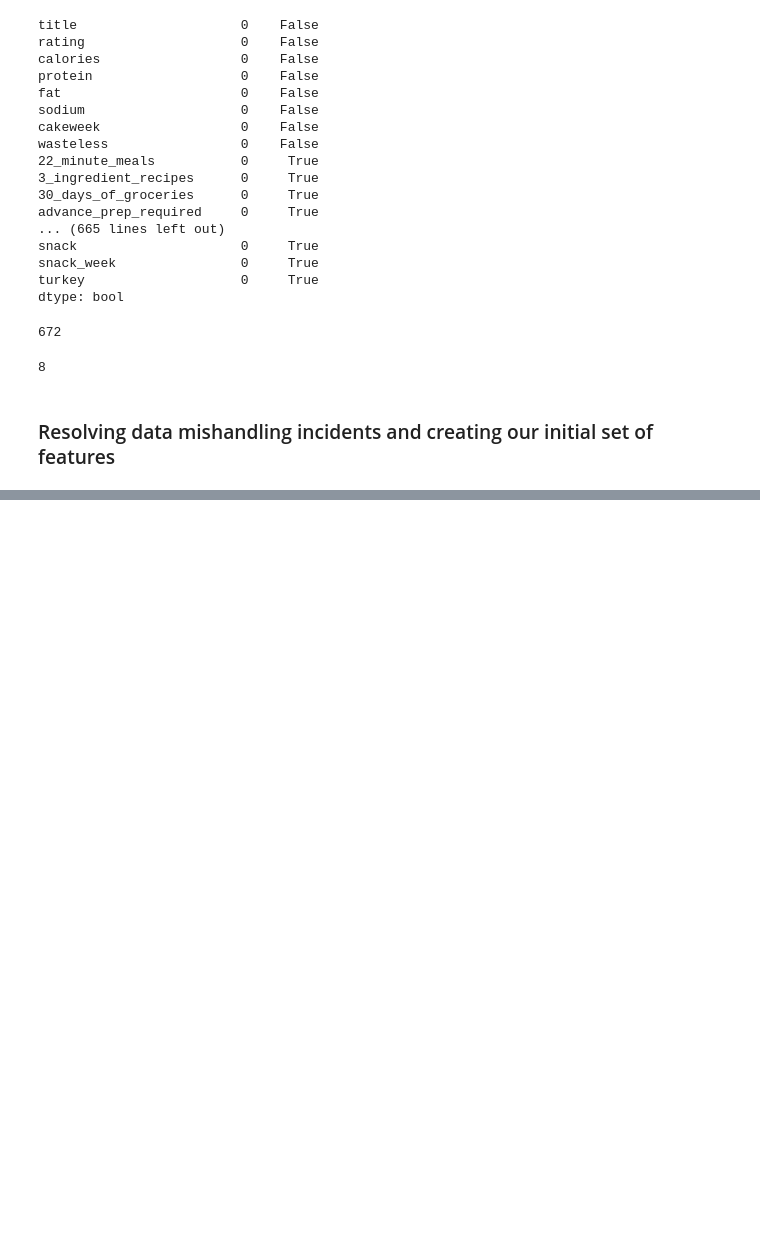
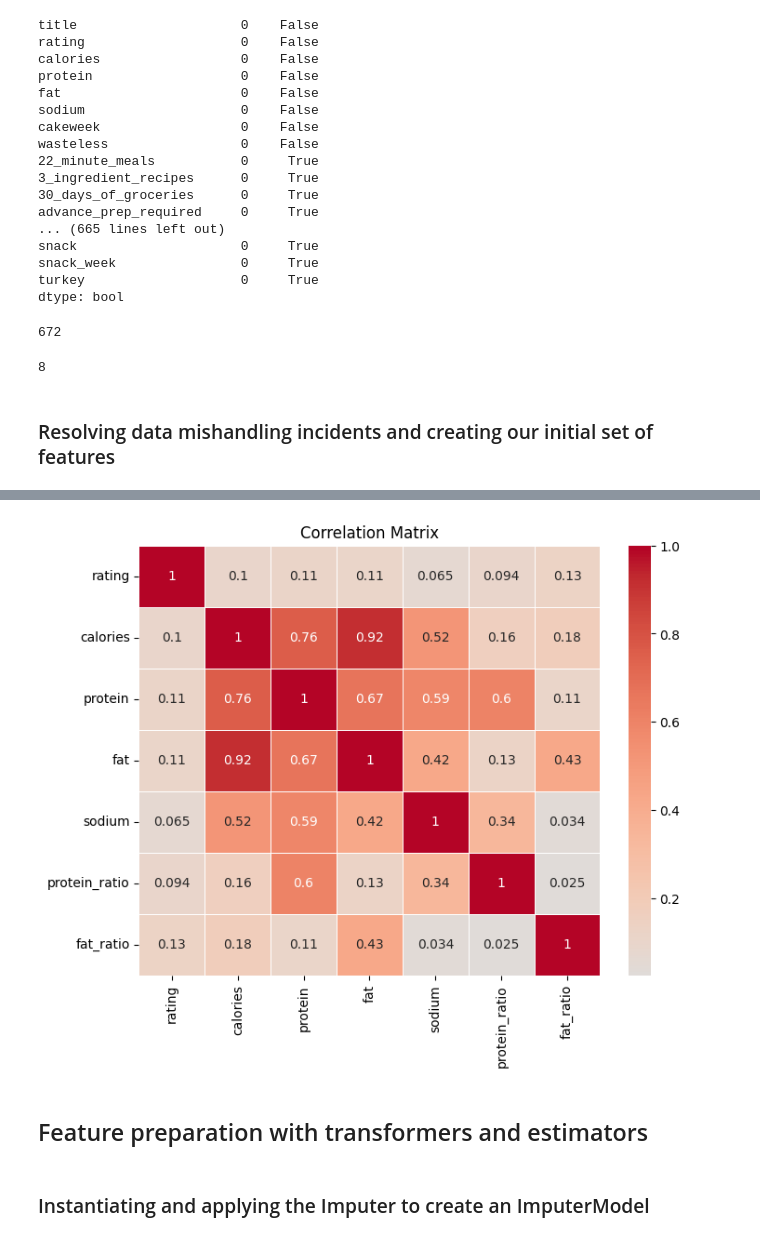
Before and after one commit to debnsuma/data-engineering-spark-aws, a Jupyter notebook: MachineLearning/ML_with_Spark.ipynb, the cells around one changed output, grey strips where cells are left out. Cells and saved outputs as stored; diff of their text form; code cells hidden in the pictures; blank space fills up the shorter version.

Commit message:
adding spark ml

```diff
--- a/MachineLearning/ML_with_Spark.ipynb
+++ b/MachineLearning/ML_with_Spark.ipynb
@@ -198,0 +252,2 @@ is_binary.unstack()[is_binary.unstack() == False].count()
+# %%
+food = food.fillna(0.0, subset=BINARY_COLUMNS)
@@ -198,0 +466,19 @@ is_binary.unstack()[is_binary.unstack() == False].count()
+# %%
+# Removing highly correlated features
+# Assembling feature columns into a single Vector column
+
+from pyspark.ml.feature import VectorAssembler
+
+continuous_features = VectorAssembler(
+                                        inputCols=CONTINUOUS_COLUMNS, outputCol="continuous_features"
+                                    )
+
+vector_food = food.select(CONTINUOUS_COLUMNS)
+
+for col in CONTINUOUS_COLUMNS:
+
+    # Vector columns cannot have null values (and they don’t make sense when computing correlation), so we remove them through a series of where()
+    vector_food = vector_food.where(~F.isnull(F.col(col)))
+
+vector_variable = continuous_features.transform(vector_food)
+vector_variable.select("continuous_features").show(3, False)
@@ -198,0 +494,7 @@ is_binary.unstack()[is_binary.unstack() == False].count()
+# %%
+# Creating a correlation matrix in PySpark
+from pyspark.ml.stat import Correlation
+
+correlation = Correlation.corr(vector_variable, "continuous_features")
+
+correlation.printSchema()
@@ -198,0 +504,8 @@ is_binary.unstack()[is_binary.unstack() == False].count()
+# %%
+correlation_array = correlation.head()[0].toArray()
+
+correlation_pd = pd.DataFrame(
+                                correlation_array,
+                                index=CONTINUOUS_COLUMNS,
+                                columns=CONTINUOUS_COLUMNS,
+                              )
@@ -198,0 +523,15 @@ is_binary.unstack()[is_binary.unstack() == False].count()
+# %%
+import seaborn as sns
+import matplotlib.pyplot as plt
+
+# Create a colorful correlation matrix using seaborn
+plt.figure(figsize=(8, 6))
+sns.heatmap(correlation_pd, annot=True, cmap="coolwarm", center=0, linewidths=0.5)
+plt.title("Correlation Matrix")
+plt.show()
+# %% [output]
+[figure, added]
+# %% [markdown]
+## Feature preparation with transformers and estimators
+# %% [markdown]
+### Instantiating and applying the Imputer to create an ImputerModel
```
Also changed, not shown: parts of 68 cells of this notebook.
